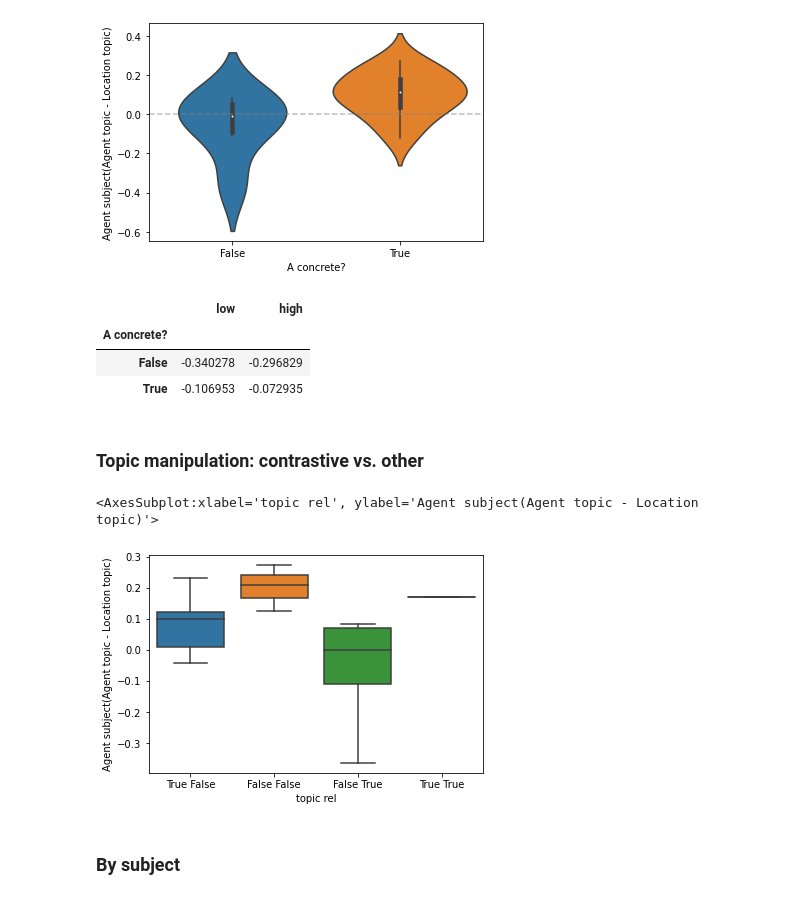
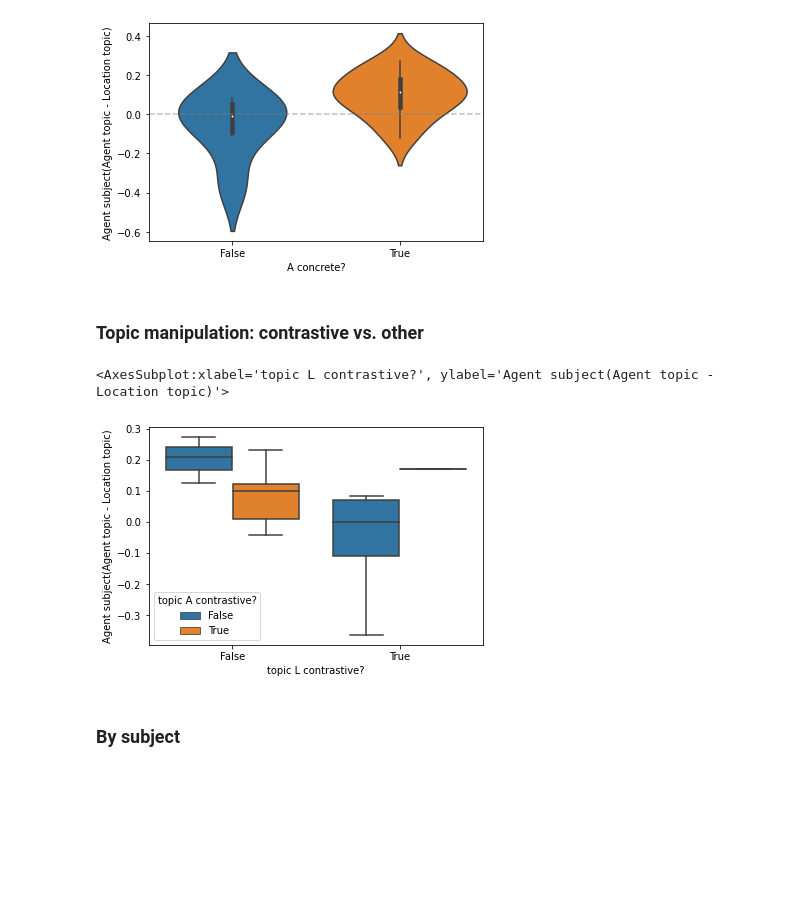
Before and after one commit to hans/explaining, a Jupyter notebook: notebooks/01_production_swarm-topicality/00 preprocess.ipynb, the cells around one changed output. Drawn from its saved outputs; the diff is of its cells as text; code cells hidden in the pictures; blank space fills up the shorter version.

```diff
--- a/notebooks/01_production_swarm-topicality/00 preprocess.ipynb
+++ b/notebooks/01_production_swarm-topicality/00 preprocess.ipynb
@@ -361,28 +372,26 @@ def estimate_bootstrap(rows):
     item_difference_ci = np.percentile(item_difference_bootstrap, [0.25, 0.975])
     return pd.Series({"low": item_difference_ci[0], "high": item_difference_ci[1]})
 
-merged_df.groupby("A concrete?").apply(estimate_bootstrap)
+# merged_df.groupby("A concrete?").apply(estimate_bootstrap)
-# %% [output]
-|  | low | high |
-| A concrete? |  |  |
-| False | -0.340278 | -0.296829 |
-| True | -0.106953 | -0.072935 |
 # %% [markdown]
 ### Topic manipulation: contrastive vs. other
 # %%
 def compute_item_differences(rows):
     rows = rows.set_index("agent_is_topic")
     return rows.loc[True, "agent_is_subject"].mean() - rows.loc[False, "agent_is_subject"].mean()
 item_differences = merged_df.groupby(["item_id", "topic A contrastive?", "topic L contrastive?"]) \
     .apply(compute_item_differences).rename("Agent subject(Agent topic - Location topic)") \
     .reset_index()
 item_differences["topic rel"] = item_differences["topic A contrastive?"].astype(str).str.cat(item_differences["topic L contrastive?"].astype(str), sep=" ")
 
 sns.boxplot(data=item_differences.reset_index(),
-            x="topic rel", y="Agent subject(Agent topic - Location topic)")
+               x="topic L contrastive?", hue="topic A contrastive?",
+               y="Agent subject(Agent topic - Location topic)")
+# sns.swarmplot(data=item_differences.reset_index(),
+#                x="topic rel", y="Agent subject(Agent topic - Location topic)")
 # %% [output]
-<AxesSubplot:xlabel='topic rel', ylabel='Agent subject(Agent topic - Location topic)'>
+<AxesSubplot:xlabel='topic L contrastive?', ylabel='Agent subject(Agent topic - Location topic)'>
-[figure, old version]
+[figure, new version]
 # %% [markdown]
 ### By subject
 # %%
```
Also changed, not shown: parts of 11 cells of this notebook, 3 other files.
